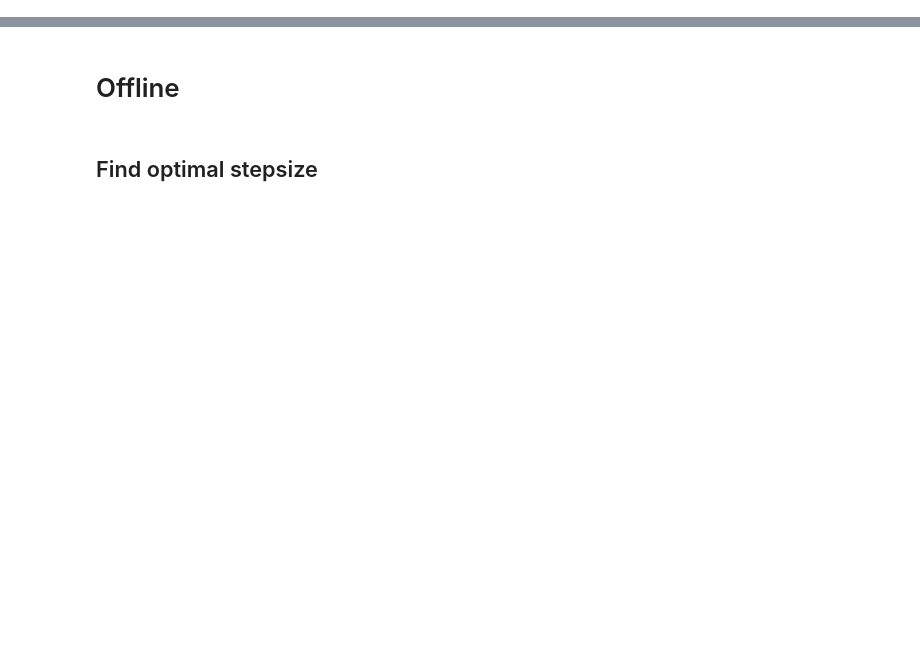
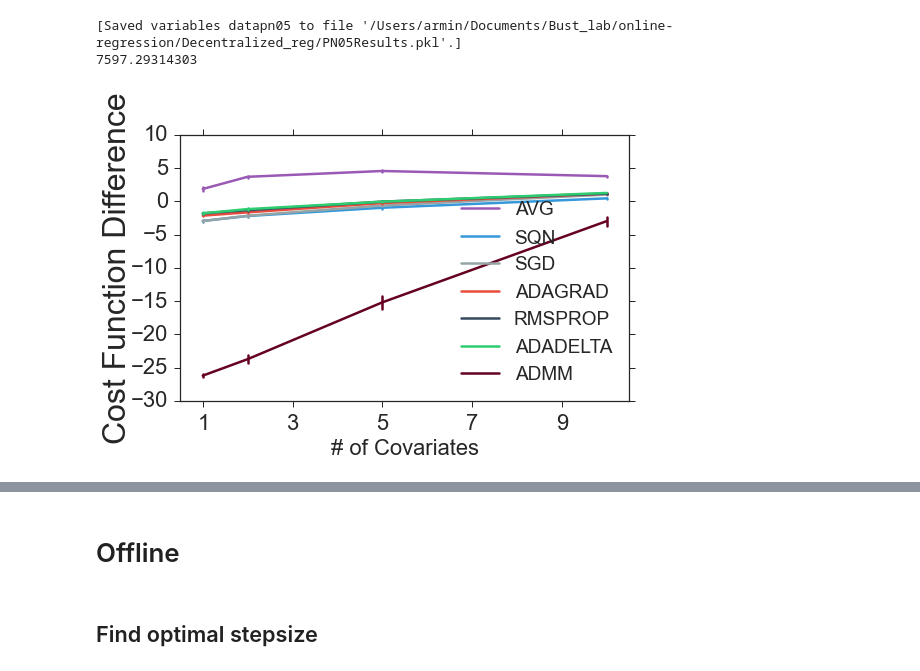
Before and after one commit to apoursh/Decentralized_reg, a Jupyter notebook: Results.ipynb, the cells around one changed output, grey strips where cells are left out. Saved outputs shown, nothing was run; the diff lists cells and outputs as text; code cells hidden in the pictures; blank space fills up the shorter version.

```diff
--- a/Results.ipynb
+++ b/Results.ipynb
@@ -36,0 +216,24 @@ orange = (0.8, 0.7254901960784313, 0.4549019607843137)
+# %%
+#%%cache PN0Results.pkl datapn0
+s = "time0"
+seed = int(''.join(str(ord(c)) for c in s))%4294967295
+reps = 10
+datapn0 = []
+Ns = [100,1000, 10000]
+bs = [0.1, .1,.1]
+hs = [0.3, .3,.3]
+Ps = [1,2,5,10]
+p = Pool(4)
+inputs=range(1,reps+1)
+
+
+t0 = time()
+for i in xrange(3):
+    for pnum in Ps:
+        nnum= Ns[i]
+        f = lambda x: all_algs(x[1],x[2],5,0, x[3], x[4],x[0])
+        keywords = zip([int(j*hs[i]*nnum*seed) for j in inputs],[nnum]*reps,
+                       [pnum]*reps, [bs[i]]*reps, [hs[i]]*reps)
+        results=p.map(f, keywords)
+        datapn0.append(results)
+print time()-t0
@@ -36,0 +269,38 @@ orange = (0.8, 0.7254901960784313, 0.4549019607843137)
+# %%
+%%cache PN05Results.pkl datapn05
+s = "PNexp05"
+seed = int(''.join(str(ord(c)) for c in s))%4294967295
+reps = 100
+datapn05 = []
+Ns = [100,1000, 10000]
+bs = [0.1, .1,.1]
+hs = [0.3, .3,.3]
+Ps = [1,2,5,10]
+p = Pool(4)
+inputs=range(1,reps+1)
+
+
+t0 = time()
+for i in xrange(3):
+    for pnum in Ps:
+        nnum= Ns[i]
+        f = lambda x: all_algs(x[1], x[2],5, 0.5, x[3], x[4], x[0])
+        keywords = zip([int(j*hs[i]*nnum*seed) for j in inputs],[nnum]*reps,
+                       [pnum]*reps, [bs[i]]*reps, [hs[i]]*reps)
+        results=p.map(f, keywords)
+        datapn05.append(results)
+print time()-t0
+# %% [output]
+[Saved variables datapn05 to file '/Users/armin/Documents/Bust_lab/online-regression/Decentralized_reg/PN05Results.pkl'.]
+7597.29314303
+# %%
+P = [2,3,6,11]
+P = P + P + P
+N = [100] * 4 + [1000] * 4 + [10000] * 4
+df = df_from_pn(P,N, datapn0)
+name, n, loss = 'allpnResults0', 100, 0
+
+ax = plot_pn(df[(df.n==n) & (df.loss==loss)& (df.variable!='logistic')],'Cost Function Difference',[-30,10])
+#ax.savefig(figSaveFile+"p_"+name+"_"+str(n)+"_"+str(loss)+".png")
+# %% [output]
+[figure, added]
```
Also changed, not shown: parts of 63 cells of this notebook, 1 other file.
